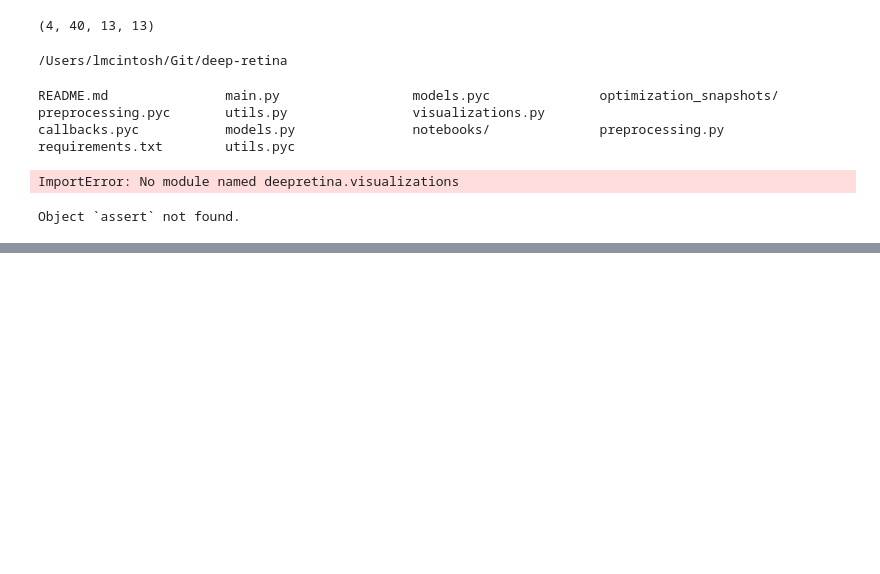
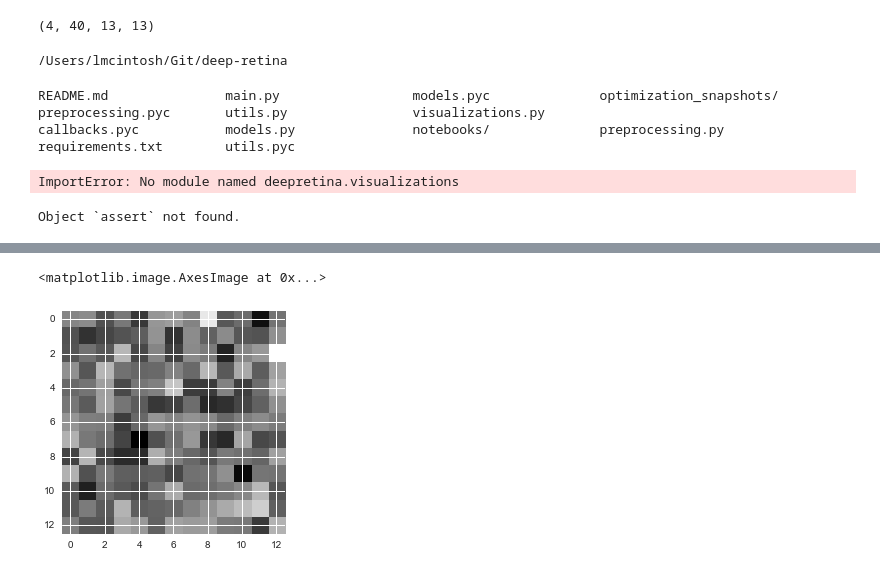
Before and after one commit to baccuslab/deep-retina, a Jupyter notebook: notebooks/Filter visualizations.ipynb, the cells around one changed output, grey strips where cells are left out. Saved outputs shown, nothing was run; the diff lists cells and outputs as text; code cells hidden in the pictures; blank space fills up the shorter version.

```diff
--- a/notebooks/Filter visualizations.ipynb
+++ b/notebooks/Filter visualizations.ipynb
@@ -779,0 +806,5 @@ Object `assert` not found.
+# %%
+plt.imshow(v[1,:].reshape((13,13)))
+# %% [output]
+<matplotlib.image.AxesImage at 0x...>
+[figure, added]
```
Also changed, not shown: parts of 8 cells of this notebook, 1 other file.
